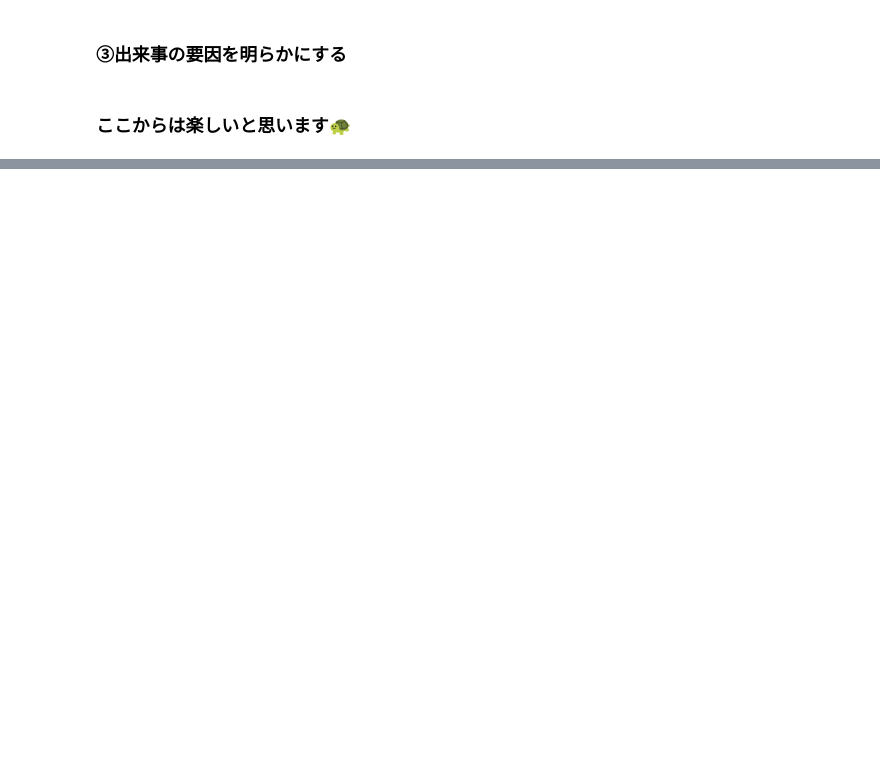
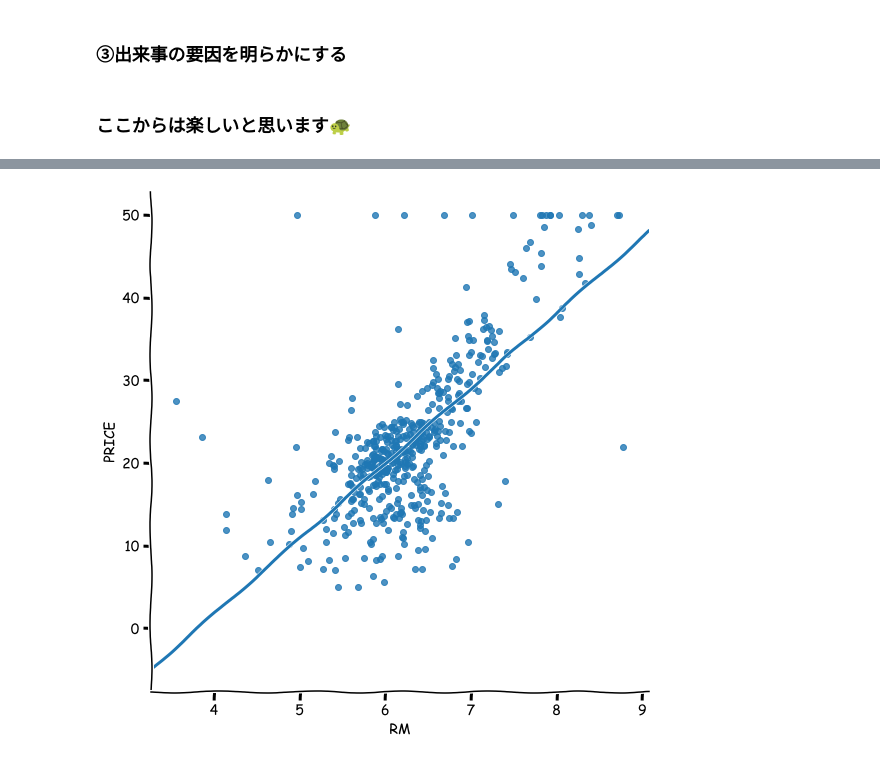
Before and after one commit to Soichiro-Fujioka/chotto-dekiru-DS, a Jupyter notebook: statistics/statistics-1.ipynb, the cells around one changed output, grey strips where cells are left out. Drawn from its saved outputs; the diff is of its cells as text; code cells hidden in the pictures; blank space fills up the shorter version.

```diff
--- a/statistics/statistics-1.ipynb
+++ b/statistics/statistics-1.ipynb
@@ -813,0 +821,5 @@ pvalue: 0.0665800355529245
+# %%
+sns.lmplot(data=boston, x='RM', y='PRICE', size=8, ci=None)
+plt.show()
+# %% [output]
+[figure, added]
```
Also changed, not shown: parts of 13 cells of this notebook.
